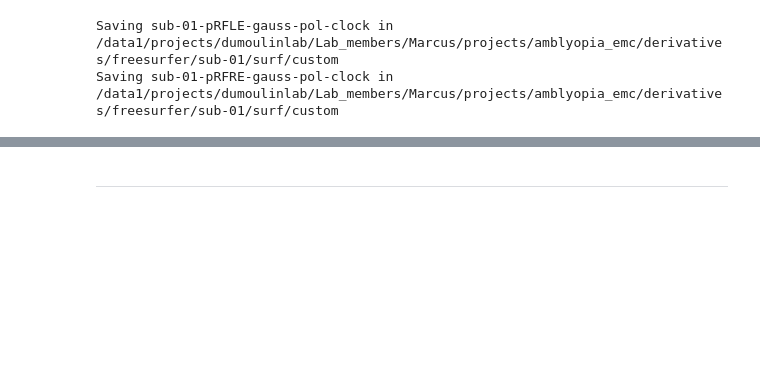
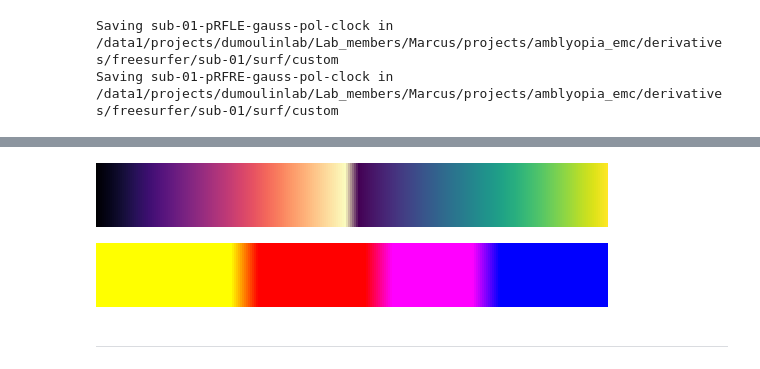
Before and after one commit to mdaghlian/amblyopia_emc, a Jupyter notebook: amb_scripts/r0_reports/r1_surfaces.ipynb, the cells around one changed output, grey strips where cells are left out. Drawn from its saved outputs; the diff is of its cells as text; code cells hidden in the pictures; blank space fills up the shorter version.

```diff
--- a/amb_scripts/r0_reports/r1_surfaces.ipynb
+++ b/amb_scripts/r0_reports/r1_surfaces.ipynb
@@ -197,3 +181,21 @@ internal error:  void QXcbWindow::setNetWmStateOnUnmappedWindow() called on mapp
+# %%
+dag_stack_cmaps(['magma','viridis'])#, save_cmap=True)#, 'magma_r'])
+# a = dag_get_cmap('viridis_magmarev')
+
+# plt.imshow(
+#     np.linspace(0,1,1000)*np.ones((100,1000)),
+#     cmap=a, vmin=0, vmax=1)
+
+# dag_make_custom_cmap(
+#     ['green', 'green'], cmap_name='blah', save_cmap=True
+# )
+# %% [output]
+[figure, added]
+# %%
+# dag_get_cmap('blah')
+dag_stack_cmaps(['plasma_r'])
+# %% [output]
+[figure, added]
 # %% [markdown]
 ***
 # %%
```
Also changed, not shown: parts of 9 cells of this notebook, 24 other files.
